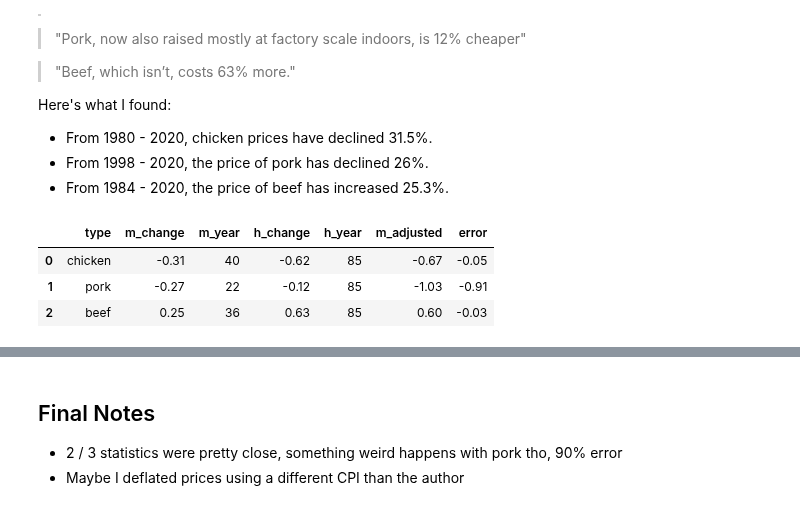
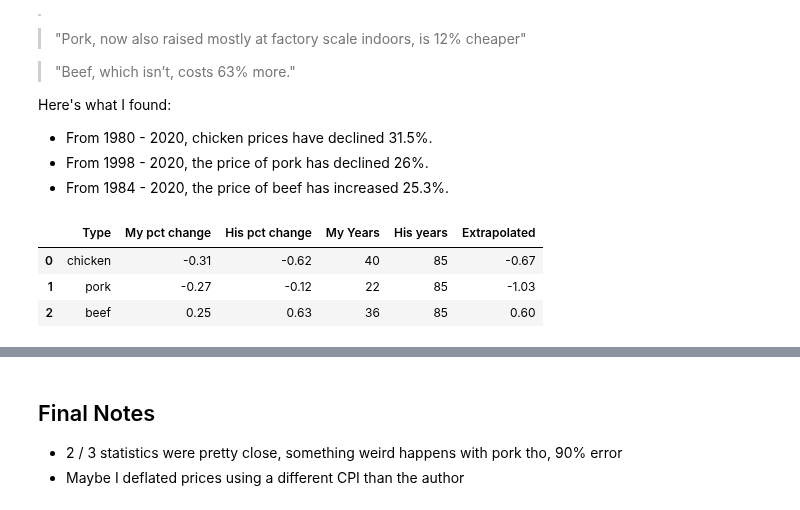
Before and after one commit to ayoskovich/chickens_trust, a Jupyter notebook: price_check.ipynb, the cells around one changed output, grey strips where cells are left out. Cells and saved outputs as stored; diff of their text form; code cells hidden in the pictures.

```diff
--- a/price_check.ipynb
+++ b/price_check.ipynb
@@ -81,27 +81,35 @@ Here's what I found:
 # %%
 TYPES = ['chicken', 'pork', 'beef']
 
 diff = pd.DataFrame({
     'type':TYPES,
 
     # My pct differences
     'm_change':[get_diff(df, x, True) for x in TYPES],
+    # Fox's changes
+    'h_change' :[-.62, -.12, .63],
+
     # Add my years
     'm_year':[2020 - 1980, 2020 - 1998, 2020 - 1984],
-
-    # Fox's changes
-    'h_change' :[-.62, -.12, .63],
     # Fox's year range
     'h_year': np.repeat(2020 - 1935, 3)
 })
 
 diff = (diff
     .assign(m_adjusted = lambda x: (x['m_change'] / x['m_year'])*x['h_year'])
     .assign(error = lambda x: x['m_adjusted'] - x['h_change'])
+    .rename(columns={
+        'type':'Type',
+        'm_change':'My pct change',
+        'm_year':'My Years',
+        'h_change':'His pct change',
+        'h_year':'His years',
+        'm_adjusted':'Extrapolated',
+    })
 )
-HTML(diff.round(2).to_html().replace('border="1"','border="0"'))
+HTML(diff.drop(labels=['error'], axis=1).round(2).to_html().replace('border="1"','border="0"'))
 # %% [output]
-|  | type | m_change | m_year | h_change | h_year | m_adjusted | error |
-| 0 | chicken | -0.31 | 40 | -0.62 | 85 | -0.67 | -0.05 |
-| 1 | pork | -0.27 | 22 | -0.12 | 85 | -1.03 | -0.91 |
-| 2 | beef | 0.25 | 36 | 0.63 | 85 | 0.60 | -0.03 |
+|  | Type | My pct change | His pct change | My Years | His years | Extrapolated |
+| 0 | chicken | -0.31 | -0.62 | 40 | 85 | -0.67 |
+| 1 | pork | -0.27 | -0.12 | 22 | 85 | -1.03 |
+| 2 | beef | 0.25 | 0.63 | 36 | 85 | 0.60 |
```
Also changed, not shown: parts of 5 cells of this notebook, 2 other files.
